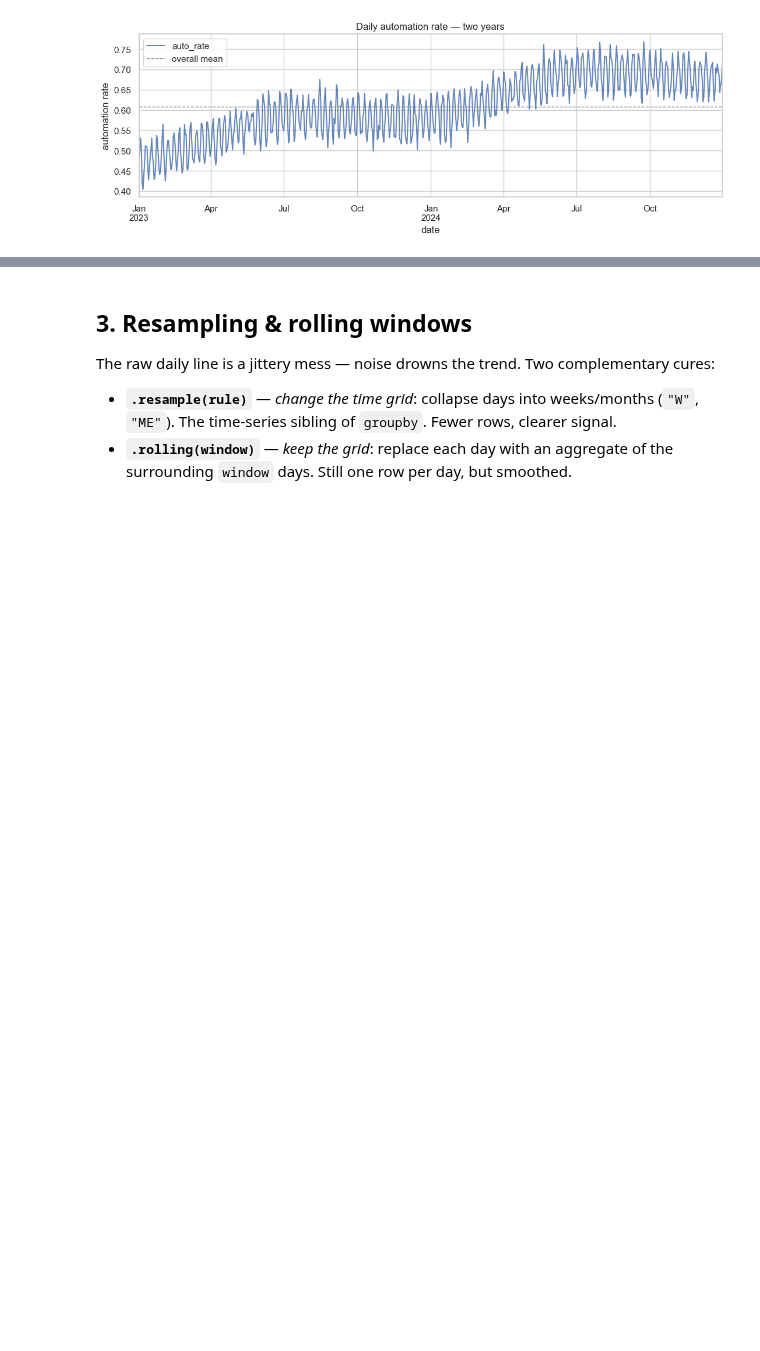
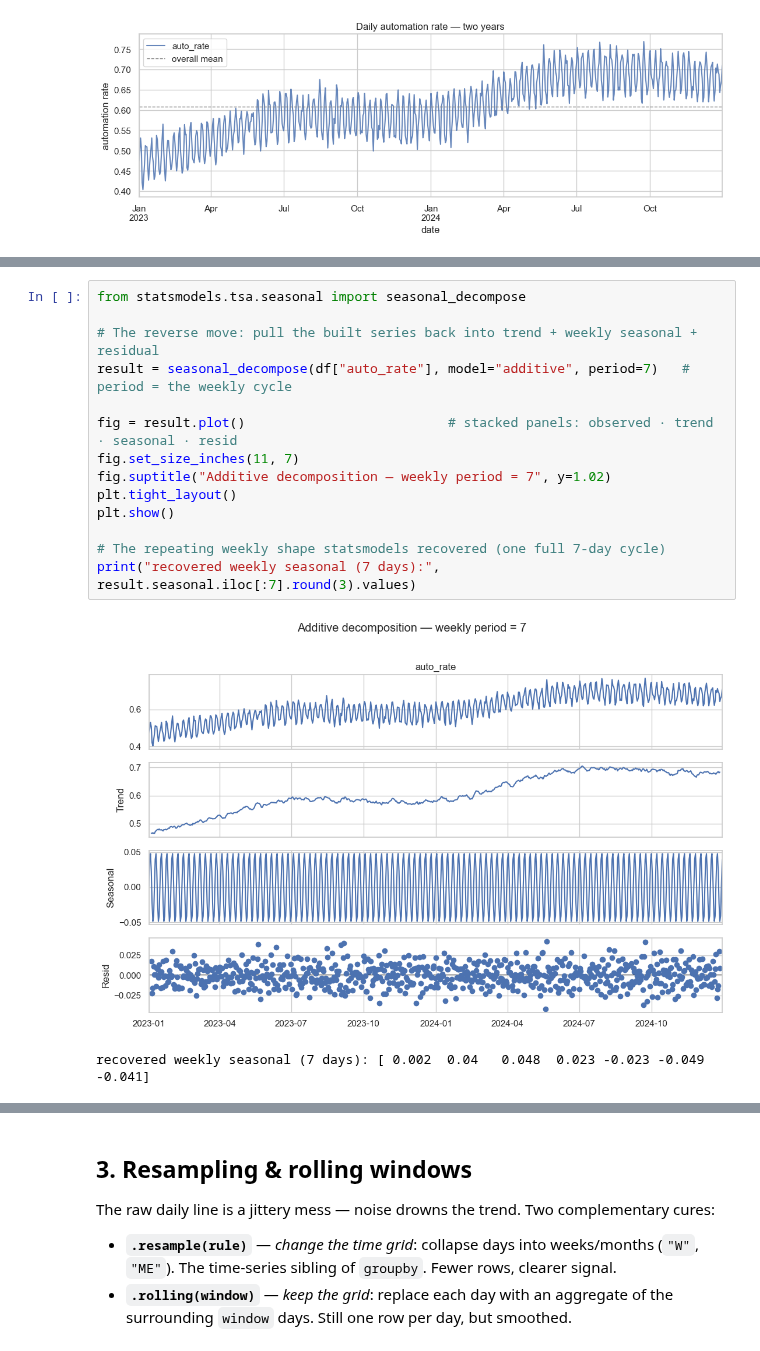
Before and after one commit to ChrisW09/Python-for-AI-Driven-Automation, a Jupyter notebook: fast_track/15_time_series_and_forecasting.ipynb, the cells around one changed output, grey strips where cells are left out. Drawn from its saved outputs; the diff is of its cells as text; blank space fills up the shorter version.

```diff
--- a/fast_track/15_time_series_and_forecasting.ipynb
+++ b/fast_track/15_time_series_and_forecasting.ipynb
@@ -114,0 +119,17 @@ plt.show()
+# %%
+from statsmodels.tsa.seasonal import seasonal_decompose
+
+# The reverse move: pull the built series back into trend + weekly seasonal + residual
+result = seasonal_decompose(df["auto_rate"], model="additive", period=7)   # period = the weekly cycle
+
+fig = result.plot()                          # stacked panels: observed · trend · seasonal · resid
+fig.set_size_inches(11, 7)
+fig.suptitle("Additive decomposition — weekly period = 7", y=1.02)
+plt.tight_layout()
+plt.show()
+
+# The repeating weekly shape statsmodels recovered (one full 7-day cycle)
+print("recovered weekly seasonal (7 days):", result.seasonal.iloc[:7].round(3).values)
+# %% [output]
+[figure, added]
+recovered weekly seasonal (7 days): [ 0.002  0.04   0.048  0.023 -0.023 -0.049 -0.041]
```
Also changed, not shown: parts of 2 cells of this notebook.
